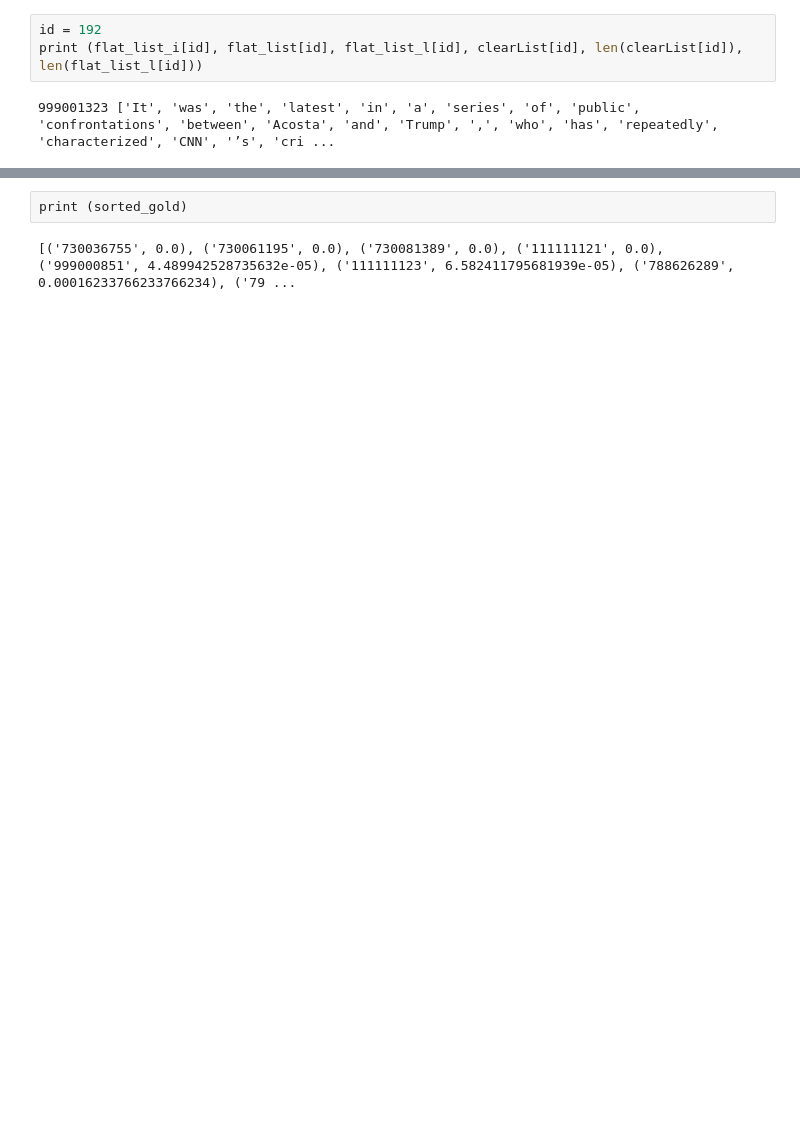
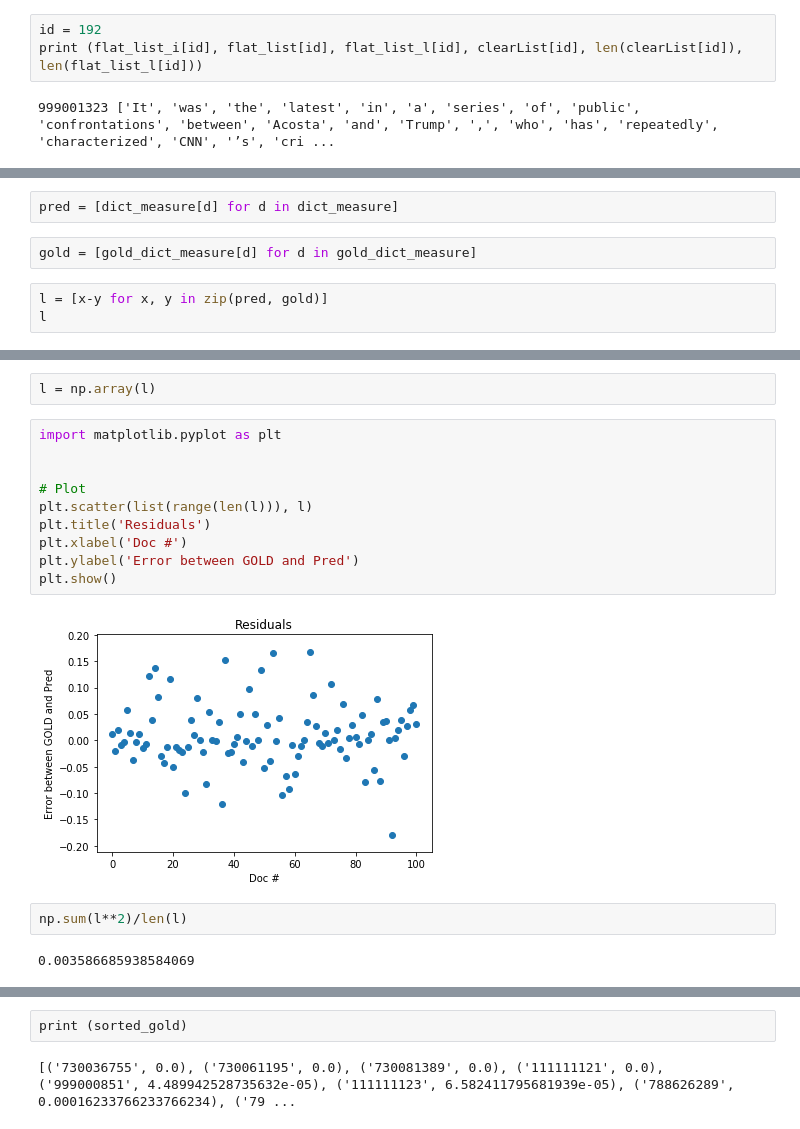
Before and after one commit to shehel/BERT_propaganda_detection, a Jupyter notebook: wordLevel.ipynb, the cells around one changed output, grey strips where cells are left out. Drawn from its saved outputs; the diff is of its cells as text; blank space fills up the shorter version.

```diff
--- a/wordLevel.ipynb
+++ b/wordLevel.ipynb
@@ -129,0 +134,7 @@ print (tau, p_value)
+# %%
+pred = [dict_measure[d] for d in dict_measure]
+# %%
+gold = [gold_dict_measure[d] for d in gold_dict_measure]
+# %%
+l = [x-y for x, y in zip(pred, gold)]
+l
@@ -129,0 +159,18 @@ print (tau, p_value)
+# %%
+l = np.array(l)
+# %%
+import matplotlib.pyplot as plt
+
+
+# Plot
+plt.scatter(list(range(len(l))), l)
+plt.title('Residuals')
+plt.xlabel('Doc #')
+plt.ylabel('Error between GOLD and Pred')
+plt.show()
+# %% [output]
+[figure, added]
+# %%
+np.sum(l**2)/len(l)
+# %% [output]
+0.003586685938584069
```
Also changed, not shown: parts of 14 cells of this notebook.
